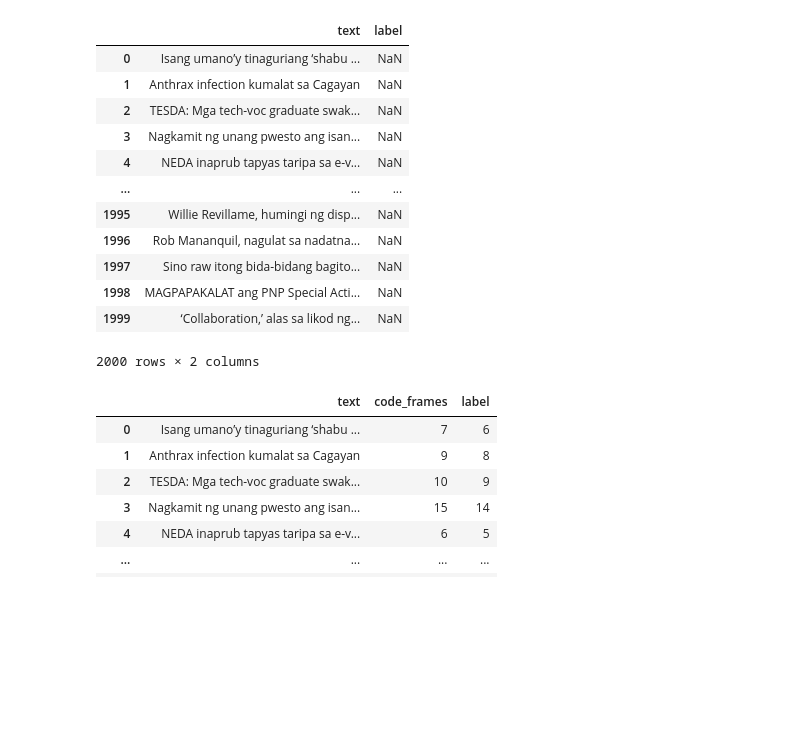
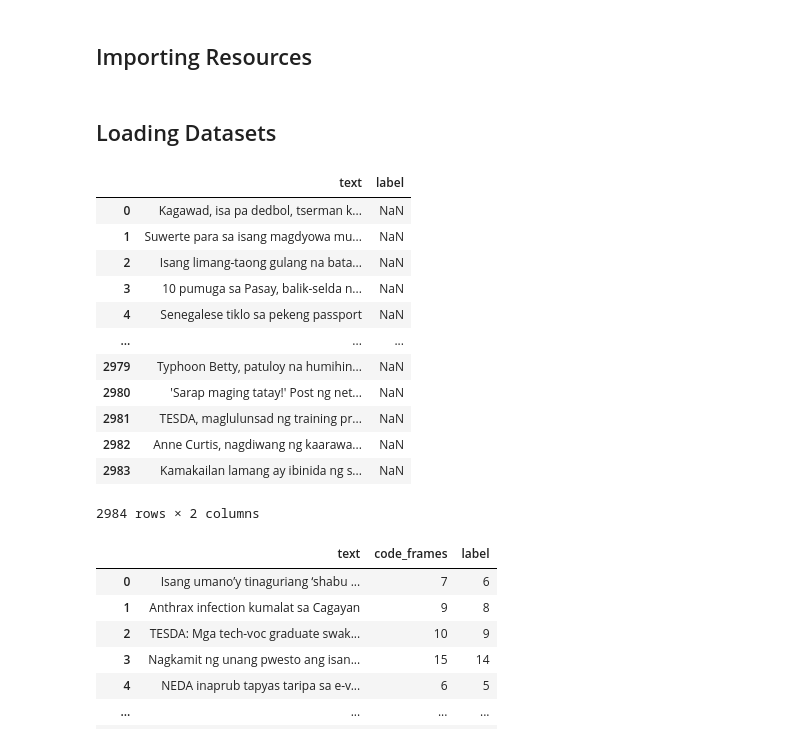
Before and after one commit to zbolislis/MARISOL-2.0, a Jupyter notebook: chatgpt_annotation.ipynb, the cells around one changed output. Cells and saved outputs as stored; diff of their text form; code cells hidden in the pictures; blank space fills up the shorter version.

```diff
--- a/chatgpt_annotation.ipynb
+++ b/chatgpt_annotation.ipynb
@@ -1 +1,3 @@
+# %% [markdown]
+## Importing Resources
 # %%
@@ -9,18 +13,25 @@ from sklearn.metrics import accuracy_score, classification_report
+# %% [markdown]
+## Loading Datasets
+# %%
+unannotated_2000 = 'datasets/cleaned/combined_HL_test_2000.csv'
+unannotated_3000 = 'datasets/cleaned/remaining_HL_test_3000.csv'
+gold_2000 = 'datasets/annotated/human_annotation_2000.csv'
+chatgpt_2000 = 'datasets/annotated/chatgpt_annotation_2000.csv'
 # %%
-df = pd.read_csv('datasets/cleaned/combined_HL_test_2000.csv')
+df = pd.read_csv(unannotated_3000)
 df
 # %% [output]
 |  | text | label |
-| 0 | Isang umano’y tinaguriang ‘shabu ... | NaN |
-| 1 | Anthrax infection kumalat sa Cagayan | NaN |
-| 2 | TESDA: Mga tech-voc graduate swak... | NaN |
-| 3 | Nagkamit ng unang pwesto ang isan... | NaN |
-| 4 | NEDA inaprub tapyas taripa sa e-v... | NaN |
+| 0 | Kagawad, isa pa dedbol, tserman k... | NaN |
+| 1 | Suwerte para sa isang magdyowa mu... | NaN |
+| 2 | Isang limang-taong gulang na bata... | NaN |
+| 3 | 10 pumuga sa Pasay, balik-selda n... | NaN |
+| 4 | Senegalese tiklo sa pekeng passport | NaN |
 | ... | ... | ... |
-| 1995 | Willie Revillame, humingi ng disp... | NaN |
-| 1996 | Rob Mananquil, nagulat sa nadatna... | NaN |
-| 1997 | Sino raw itong bida-bidang bagito... | NaN |
-| 1998 | MAGPAPAKALAT ang PNP Special Acti... | NaN |
-| 1999 | ‘Collaboration,’ alas sa likod ng... | NaN |
+| 2979 | Typhoon Betty, patuloy na humihin... | NaN |
+| 2980 | 'Sarap maging tatay!' Post ng net... | NaN |
+| 2981 | TESDA, maglulunsad ng training pr... | NaN |
+| 2982 | Anne Curtis, nagdiwang ng kaarawa... | NaN |
+| 2983 | Kamakailan lamang ay ibinida ng s... | NaN |
-2000 rows × 2 columns
+2984 rows × 2 columns
 # %%
```
Also changed, not shown: parts of 39 cells of this notebook, 1 other file.
